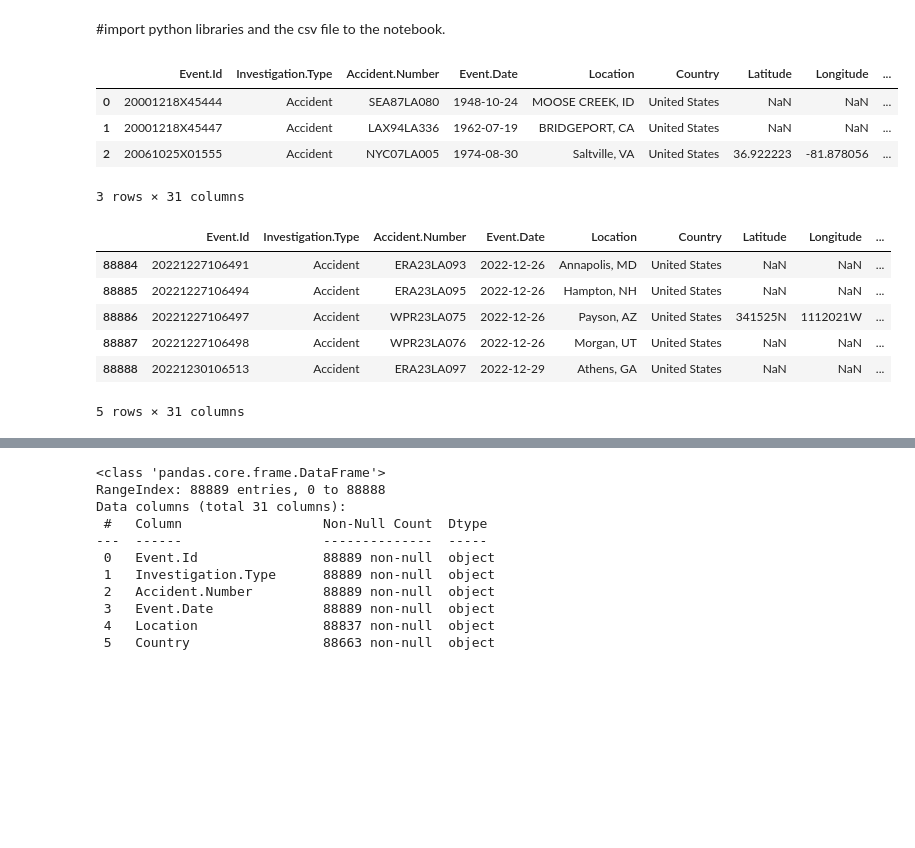
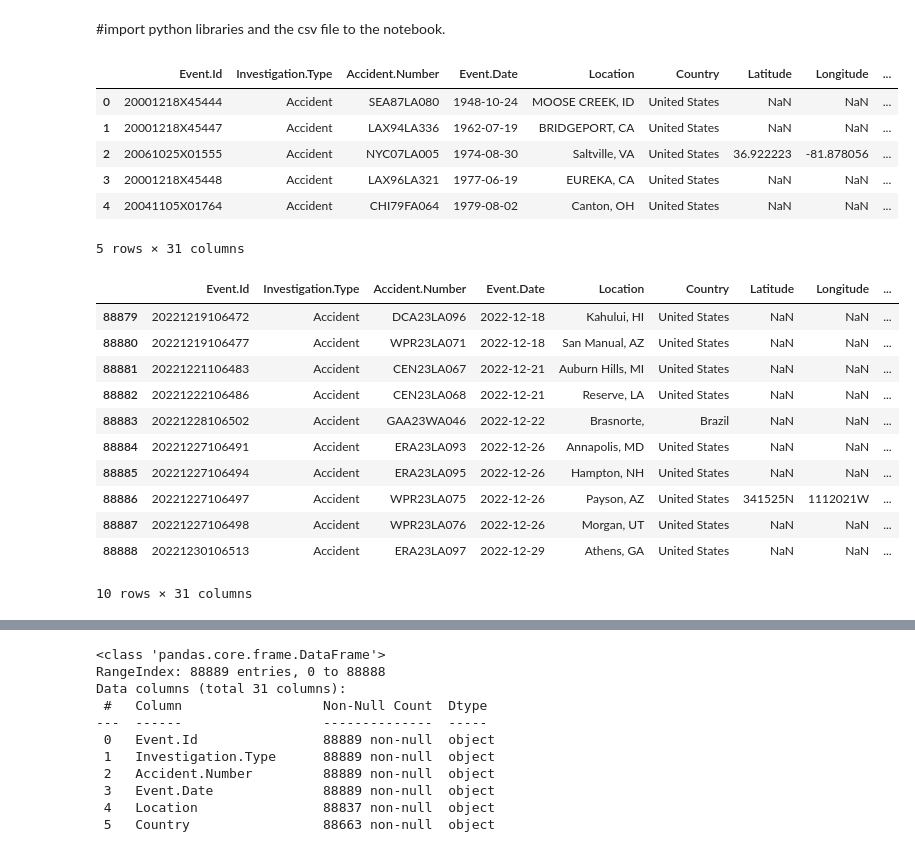
Before and after one commit to Husky-69/Shallom-phase-1-project, a Jupyter notebook: Shallom-phase1-project.ipynb, the cells around one changed output, grey strips where cells are left out. Drawn from its saved outputs; the diff is of its cells as text; code cells hidden in the pictures; blank space fills up the shorter version.

```diff
--- a/Shallom-phase1-project.ipynb
+++ b/Shallom-phase1-project.ipynb
@@ -19,21 +22,28 @@ import numpy as np
 
 %matplotlib inline
 # %%
-df = pd.read_csv('AviationData.csv', encoding='ISO-8859-1')
-df.head(3)
+df = pd.read_csv('AviationData.csv', encoding='ISO-8859-1', low_memory=False)
+df.head()
 # %% [output]
 |  | Event.Id | Investigation.Type | Accident.Number | Event.Date | Location | Country | Latitude | Longitude | ... |
 | 0 | 20001218X45444 | Accident | SEA87LA080 | 1948-10-24 | MOOSE CREEK, ID | United States | NaN | NaN | ... |
 | 1 | 20001218X45447 | Accident | LAX94LA336 | 1962-07-19 | BRIDGEPORT, CA | United States | NaN | NaN | ... |
 | 2 | 20061025X01555 | Accident | NYC07LA005 | 1974-08-30 | Saltville, VA | United States | 36.922223 | -81.878056 | ... |
+| 3 | 20001218X45448 | Accident | LAX96LA321 | 1977-06-19 | EUREKA, CA | United States | NaN | NaN | ... |
+| 4 | 20041105X01764 | Accident | CHI79FA064 | 1979-08-02 | Canton, OH | United States | NaN | NaN | ... |
-3 rows × 31 columns
+5 rows × 31 columns
 # %%
-df.tail()
+df.tail(10)
 # %% [output]
 |  | Event.Id | Investigation.Type | Accident.Number | Event.Date | Location | Country | Latitude | Longitude | ... |
+| 88879 | 20221219106472 | Accident | DCA23LA096 | 2022-12-18 | Kahului, HI | United States | NaN | NaN | ... |
+| 88880 | 20221219106477 | Accident | WPR23LA071 | 2022-12-18 | San Manual, AZ | United States | NaN | NaN | ... |
+| 88881 | 20221221106483 | Accident | CEN23LA067 | 2022-12-21 | Auburn Hills, MI | United States | NaN | NaN | ... |
+| 88882 | 20221222106486 | Accident | CEN23LA068 | 2022-12-21 | Reserve, LA | United States | NaN | NaN | ... |
+| 88883 | 20221228106502 | Accident | GAA23WA046 | 2022-12-22 | Brasnorte, | Brazil | NaN | NaN | ... |
 | 88884 | 20221227106491 | Accident | ERA23LA093 | 2022-12-26 | Annapolis, MD | United States | NaN | NaN | ... |
 | 88885 | 20221227106494 | Accident | ERA23LA095 | 2022-12-26 | Hampton, NH | United States | NaN | NaN | ... |
 | 88886 | 20221227106497 | Accident | WPR23LA075 | 2022-12-26 | Payson, AZ | United States | 341525N | 1112021W | ... |
 | 88887 | 20221227106498 | Accident | WPR23LA076 | 2022-12-26 | Morgan, UT | United States | NaN | NaN | ... |
 | 88888 | 20221230106513 | Accident | ERA23LA097 | 2022-12-29 | Athens, GA | United States | NaN | NaN | ... |
-5 rows × 31 columns
+10 rows × 31 columns
```
Also changed, not shown: parts of 45 cells of this notebook, 5 other files.
